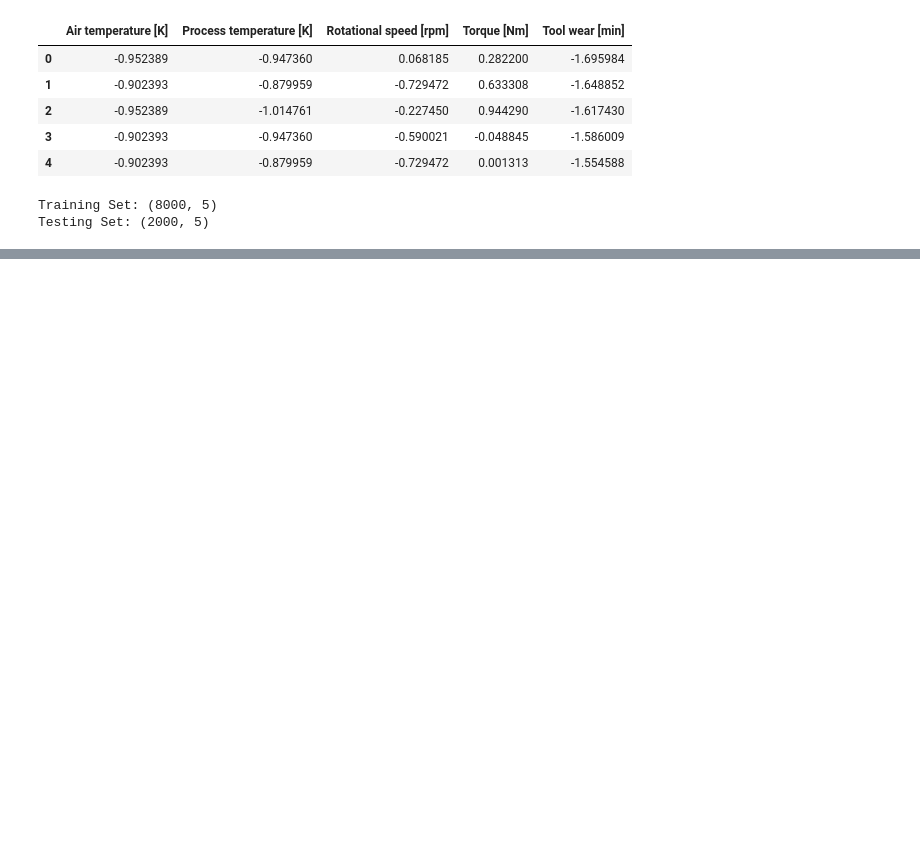
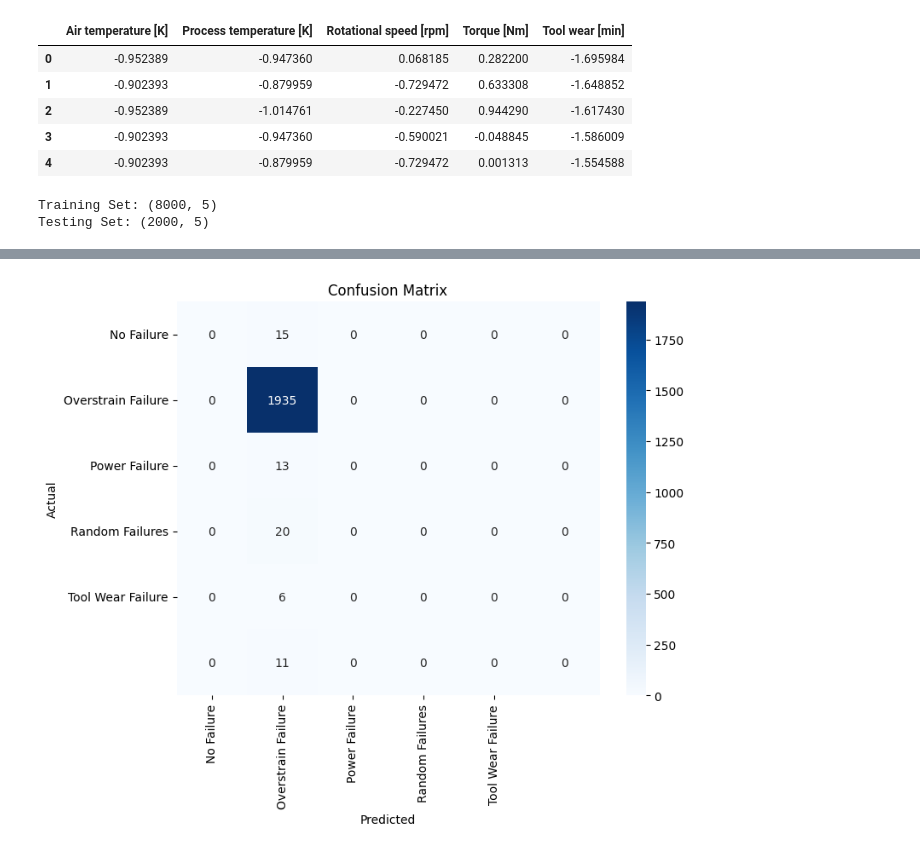
Before and after one commit to son-of-mountain/deeplearning-workshops, a Jupyter notebook: atelier1/part2/part2.ipynb, the cells around one changed output, grey strips where cells are left out. Cells and saved outputs as stored; diff of their text form; code cells hidden in the pictures; blank space fills up the shorter version.

```diff
--- a/atelier1/part2/part2.ipynb
+++ b/atelier1/part2/part2.ipynb
@@ -138,0 +229,19 @@ Testing Set: (2000, 5)
+# %%
+criterion = nn.CrossEntropyLoss()
+optimizer = optim.Adam(model.parameters(),lr=0.01)
+# %%
+epochs = 100
+
+for epoch in range(epochs):
+  model.train()
+
+  predictions = model(x_train_tensor)
+  loss = criterion(predictions, y_train_tensor)
+
+  # backward pass
+  optimizer.zero_grad()
+  loss.backward()
+  optimizer.step()
+
+  if (epoch+1) % 10 == 0:
+    print(f"Epoch {epoch+1}/{epochs}, Loss: {loss.item():.4f}")
@@ -138,0 +259,28 @@ Testing Set: (2000, 5)
+# %%
+# Set model to evaluation mode
+model.eval()
+
+# Disable gradient calculation (for efficiency)
+with torch.no_grad():
+    y_pred_classes = model(x_test_tensor)
+
+# Convert predictions to class labels
+y_pred_classes = torch.argmax(y_pred_classes, axis=1).numpy()
+y_test_np = y_test_tensor.numpy()  # Convert actual labels to NumPy
+# %%
+import seaborn as sns
+import matplotlib.pyplot as plt
+from sklearn.metrics import confusion_matrix
+
+# Compute confusion matrix
+conf_matrix = confusion_matrix(y_test_np, y_pred_classes)
+
+# Plot confusion matrix
+plt.figure(figsize=(8,6))
+sns.heatmap(conf_matrix, annot=True, cmap="Blues", fmt="d", xticklabels=list(class_mapping.keys())[1:], yticklabels=list(class_mapping.keys())[1:])
+plt.xlabel("Predicted")
+plt.ylabel("Actual")
+plt.title("Confusion Matrix")
+plt.show()
+# %% [output]
+[figure, added]
```
Also changed, not shown: parts of 6 cells of this notebook.
